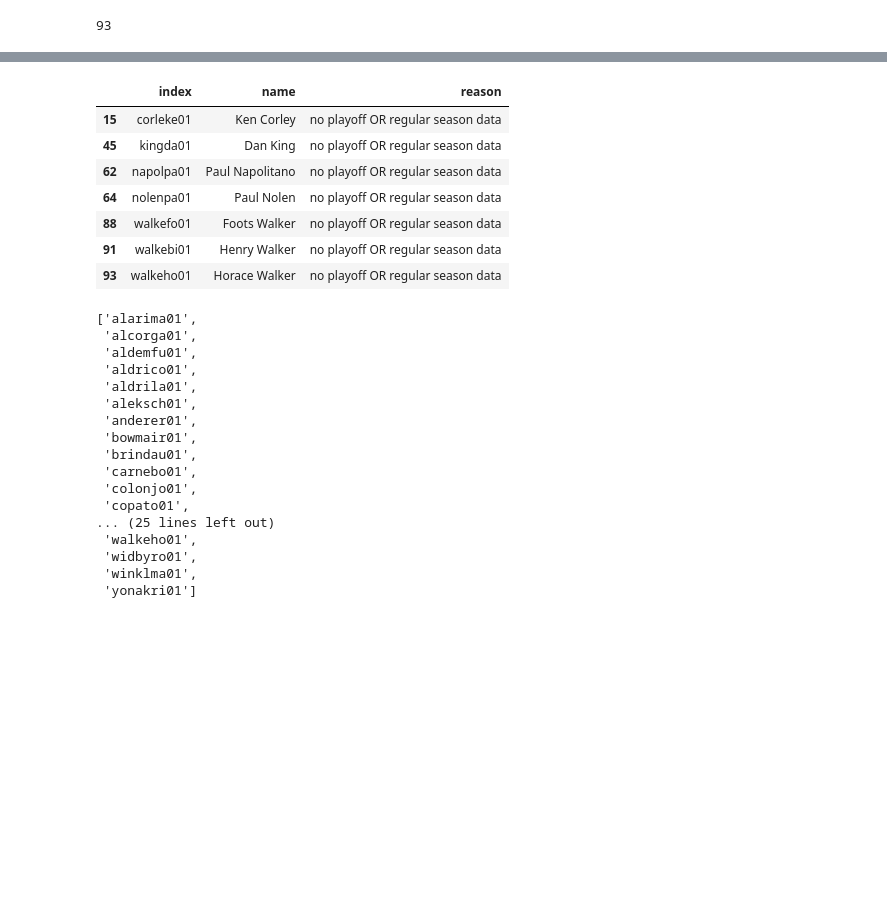
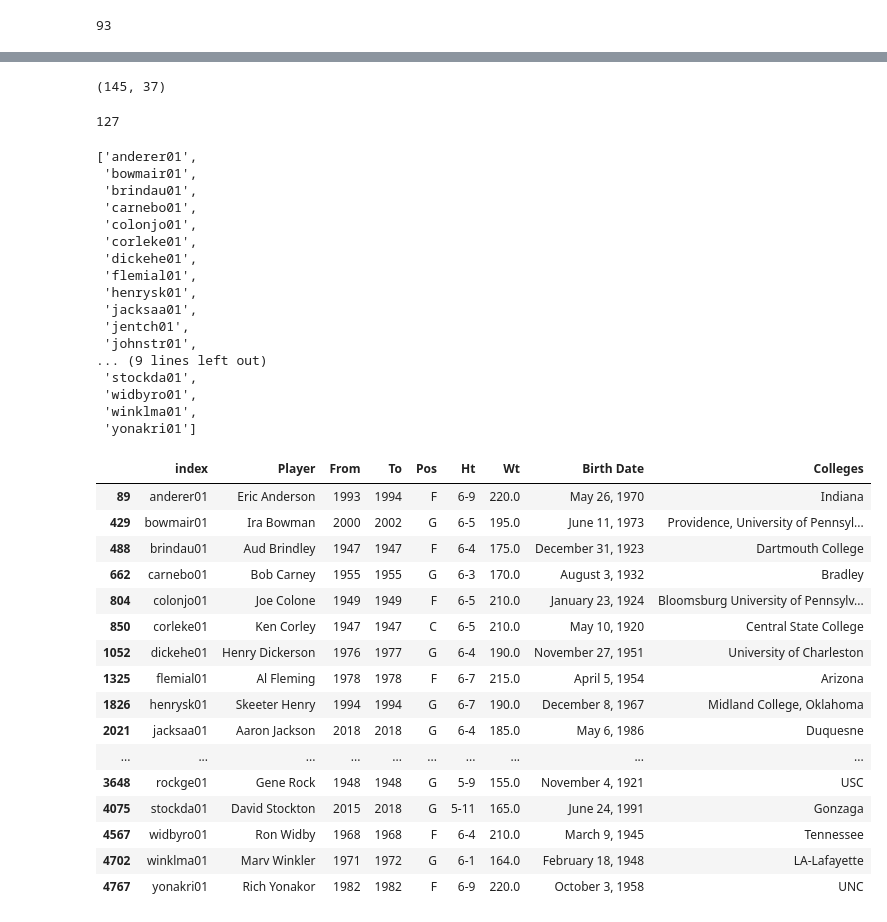
Before and after one commit to mmatosin/nba_analysis, a Jupyter notebook: notebooks/data_consolidation.ipynb, the cells around one changed output, grey strips where cells are left out. Saved outputs shown, nothing was run; the diff lists cells and outputs as text; code cells hidden in the pictures; blank space fills up the shorter version.

```diff
--- a/notebooks/data_consolidation.ipynb
+++ b/notebooks/data_consolidation.ipynb
@@ -35,6 +35,7 @@ files = files[2:]
 
 df = pd.concat([pd.read_csv(f"{rawDataDir}/{f}")
                   for f in files], sort = False)
+df.drop_duplicates(inplace=True)
 df.reset_index(drop=True,inplace=True)
 
 print(f"No of game logs: {df.shape[0]:,}")
@@ -116,11 +110,14 @@ error_df[error_df['index'].isin(not_scraped)]
-# %%
-error_df[error_df['reason']=='no playoff OR regular season data']
-# %% [output]
-|  | index | name | reason |
-| 15 | corleke01 | Ken Corley | no playoff OR regular season data |
-| 45 | kingda01 | Dan King | no playoff OR regular season data |
-| 62 | napolpa01 | Paul Napolitano | no playoff OR regular season data |
-| 64 | nolenpa01 | Paul Nolen | no playoff OR regular season data |
-| 88 | walkefo01 | Foots Walker | no playoff OR regular season data |
-| 91 | walkebi01 | Henry Walker | no playoff OR regular season data |
-| 93 | walkeho01 | Horace Walker | no playoff OR regular season data |
+# %%
+df[df['INDEX']=='metuch01'].shape
+# %% [output]
+(145, 37)
+# %%
+'''
+to_scrape = list(error_idx) + not_scraped
+to_scrape = [x for x in set(to_scrape)]
+to_scrape.sort()
+
+print(len(to_scrape))
+'''
+# %% [output]
+127
@@ -127,20 +130,40 @@ error_df[error_df['reason']=='no playoff OR regular season data']
 # %%
 not_scraped
 # %% [output]
-['alarima01',
- 'alcorga01',
- 'aldemfu01',
- 'aldrico01',
- 'aldrila01',
- 'aleksch01',
- 'anderer01',
+['anderer01',
  'bowmair01',
  'brindau01',
  'carnebo01',
  'colonjo01',
- 'copato01',
-... (25 lines left out)
- 'walkeho01',
+ 'corleke01',
+ 'dickehe01',
+ 'flemial01',
+ 'henrysk01',
+ 'jacksaa01',
+ 'jentch01',
+ 'johnstr01',
+... (9 lines left out)
+ 'stockda01',
  'widbyro01',
  'winklma01',
  'yonakri01']
+# %%
+bios[bios['index'].isin(not_scraped)]
+# %% [output]
+|  | index | Player | From | To | Pos | Ht | Wt | Birth Date | Colleges |
+| 89 | anderer01 | Eric Anderson | 1993 | 1994 | F | 6-9 | 220.0 | May 26, 1970 | Indiana |
+| 429 | bowmair01 | Ira Bowman | 2000 | 2002 | G | 6-5 | 195.0 | June 11, 1973 | Providence, University of Pennsyl... |
+| 488 | brindau01 | Aud Brindley | 1947 | 1947 | F | 6-4 | 175.0 | December 31, 1923 | Dartmouth College |
+| 662 | carnebo01 | Bob Carney | 1955 | 1955 | G | 6-3 | 170.0 | August 3, 1932 | Bradley |
+| 804 | colonjo01 | Joe Colone | 1949 | 1949 | F | 6-5 | 210.0 | January 23, 1924 | Bloomsburg University of Pennsylv... |
+| 850 | corleke01 | Ken Corley | 1947 | 1947 | C | 6-5 | 210.0 | May 10, 1920 | Central State College |
+| 1052 | dickehe01 | Henry Dickerson | 1976 | 1977 | G | 6-4 | 190.0 | November 27, 1951 | University of Charleston |
+| 1325 | flemial01 | Al Fleming | 1978 | 1978 | F | 6-7 | 215.0 | April 5, 1954 | Arizona |
+| 1826 | henrysk01 | Skeeter Henry | 1994 | 1994 | G | 6-7 | 190.0 | December 8, 1967 | Midland College, Oklahoma |
+| 2021 | jacksaa01 | Aaron Jackson | 2018 | 2018 | G | 6-4 | 185.0 | May 6, 1986 | Duquesne |
+| ... | ... | ... | ... | ... | ... | ... | ... | ... | ... |
+| 3648 | rockge01 | Gene Rock | 1948 | 1948 | G | 5-9 | 155.0 | November 4, 1921 | USC |
+| 4075 | stockda01 | David Stockton | 2015 | 2018 | G | 5-11 | 165.0 | June 24, 1991 | Gonzaga |
+| 4567 | widbyro01 | Ron Widby | 1968 | 1968 | F | 6-4 | 210.0 | March 9, 1945 | Tennessee |
+| 4702 | winklma01 | Marv Winkler | 1971 | 1972 | G | 6-1 | 164.0 | February 18, 1948 | LA-Lafayette |
+| 4767 | yonakri01 | Rich Yonakor | 1982 | 1982 | F | 6-9 | 220.0 | October 3, 1958 | UNC |
```
Also changed, not shown: parts of 12 cells of this notebook, 6 other files.
